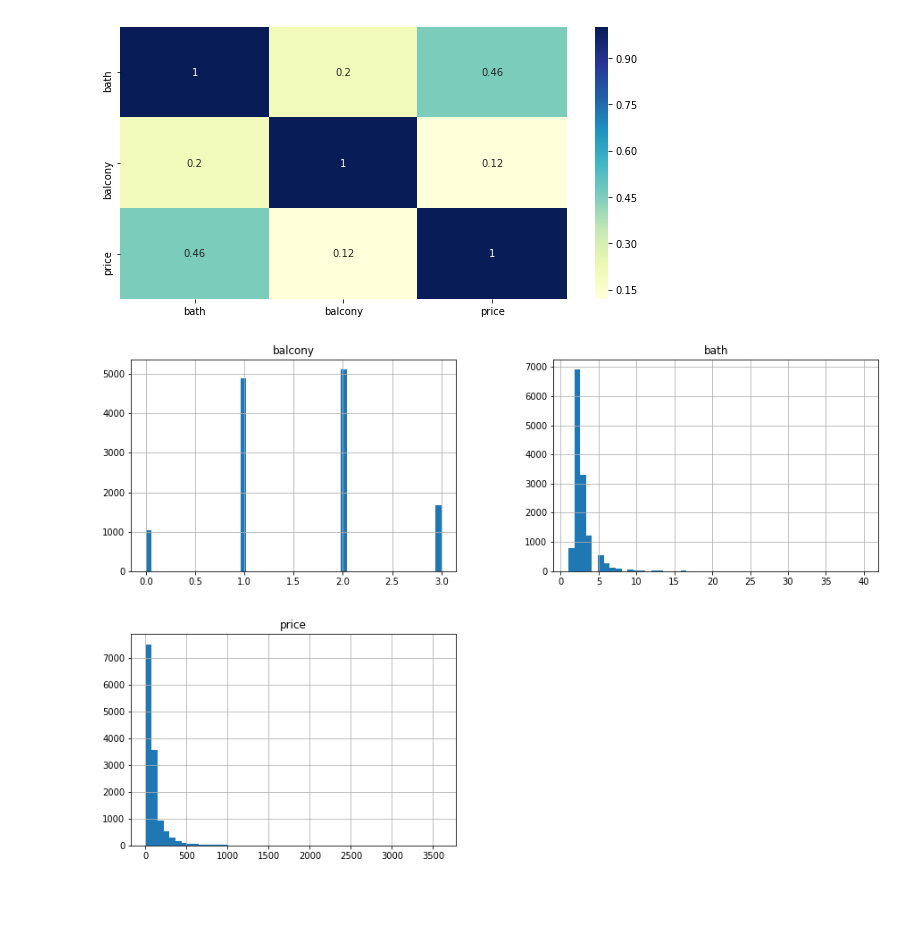
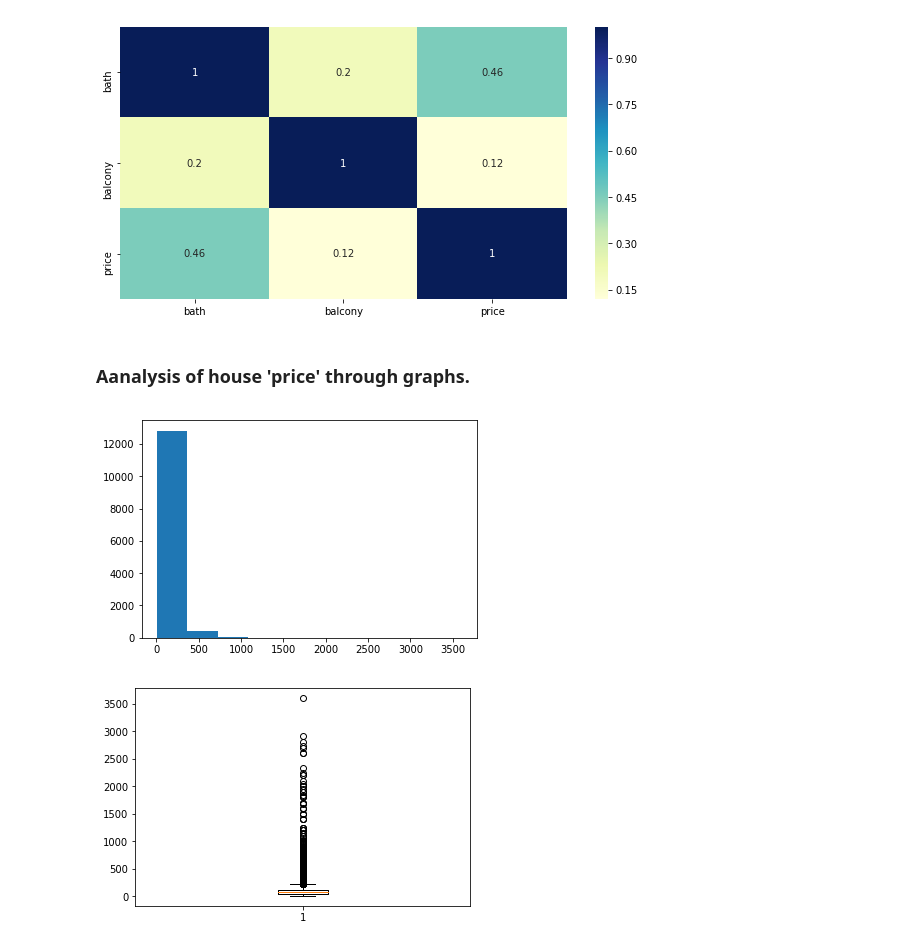
Before and after one commit to ShuklaPrashant21/House-Price-Prediction-Hackathon, a Jupyter notebook: House_Price_Prediction.ipynb, the cells around one changed output. Cells and saved outputs as stored; diff of their text form; code cells hidden in the pictures; blank space fills up the shorter version.

```diff
--- a/House_Price_Prediction.ipynb
+++ b/House_Price_Prediction.ipynb
@@ -4,8 +4,8 @@ import pandas as pd
 import matplotlib.pyplot as plt
 import seaborn as sns
 # %%
-df_train = pd.read_csv(r'C:\Users\lenovo\Downloads\Pandas-DS-Tasks\Data\Data\Train.csv')
-df_test = pd.read_csv(r'C:\Users\lenovo\Downloads\Pandas-DS-Tasks\Data\Data\Test.csv')
+df_train = pd.read_csv(r'C:\Users\lenovo\Downloads\DS_Practice\House-Price-Prediction-MachineHack\Data\Train.csv')
+df_test = pd.read_csv(r'C:\Users\lenovo\Downloads\DS_Practice\House-Price-Prediction-MachineHack\Data\Test.csv')
 # %%
 df_train.head(3)
 # %% [output]
@@ -97,12 +121,0 @@ df_train['balcony'].median()
-# %%
-## Fill missing column balcony in train & test columns with NOt Available value coz it may be or may not exist
-df_train.balcony.fillna('Not_Available', inplace=True)
-df_test.balcony.fillna('Not_Available', inplace=True)
-# %%
-## Fill missing column of bath with its median
-df_train.bath.fillna(df_train.bath.median(), inplace=True)
-df_test.bath.fillna(df_test.bath.median(), inplace=True)
-# %%
-## Fill missing column of size with its mode value
-##df_train['size'].mode()
-df_train['location'].fillna(df_train['location'].mode(), inplace=True)
@@ -150,8 +149,3 @@ sns.heatmap(corr_matrix,annot=True,cmap='YlGnBu')
 plt.show()
 # %% [output]
 [figure]
-# %%
-df_train.hist(bins=50, figsize=(15,10))
-plt.show()
-# %% [output]
-[figure, removed]
@@ -160,0 +152,12 @@ df_test_new = df_test.drop(columns='society')
+# %% [markdown]
+### Aanalysis of house 'price' through graphs.
+# %%
+plt.hist(df_train['price'])
+plt.show()
+# %% [output]
+[figure, added]
+# %%
+plt.boxplot(df_train['price'])
+plt.show()
+# %% [output]
+[figure, added]
```
Also changed, not shown: parts of 27 cells of this notebook.
